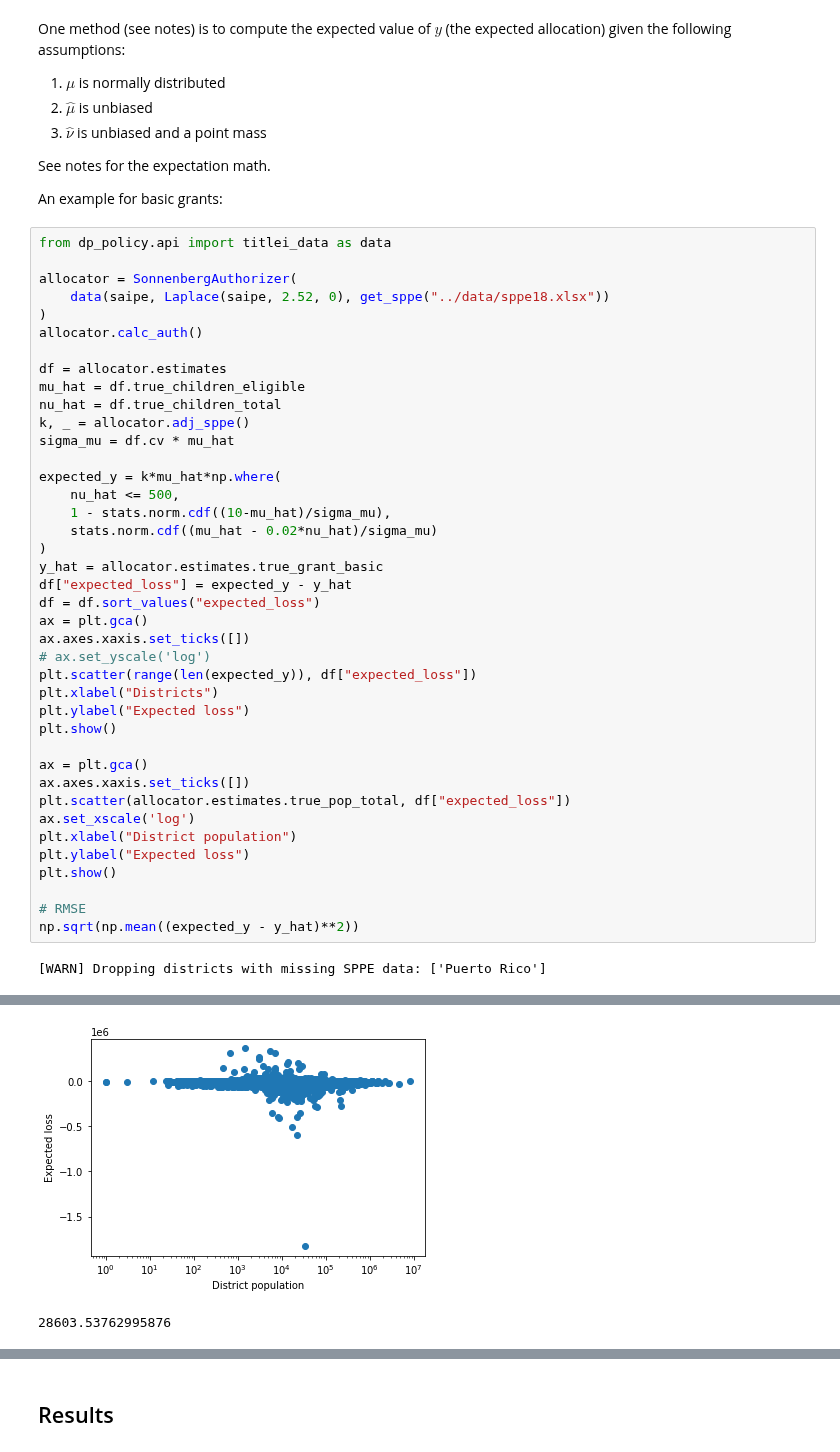
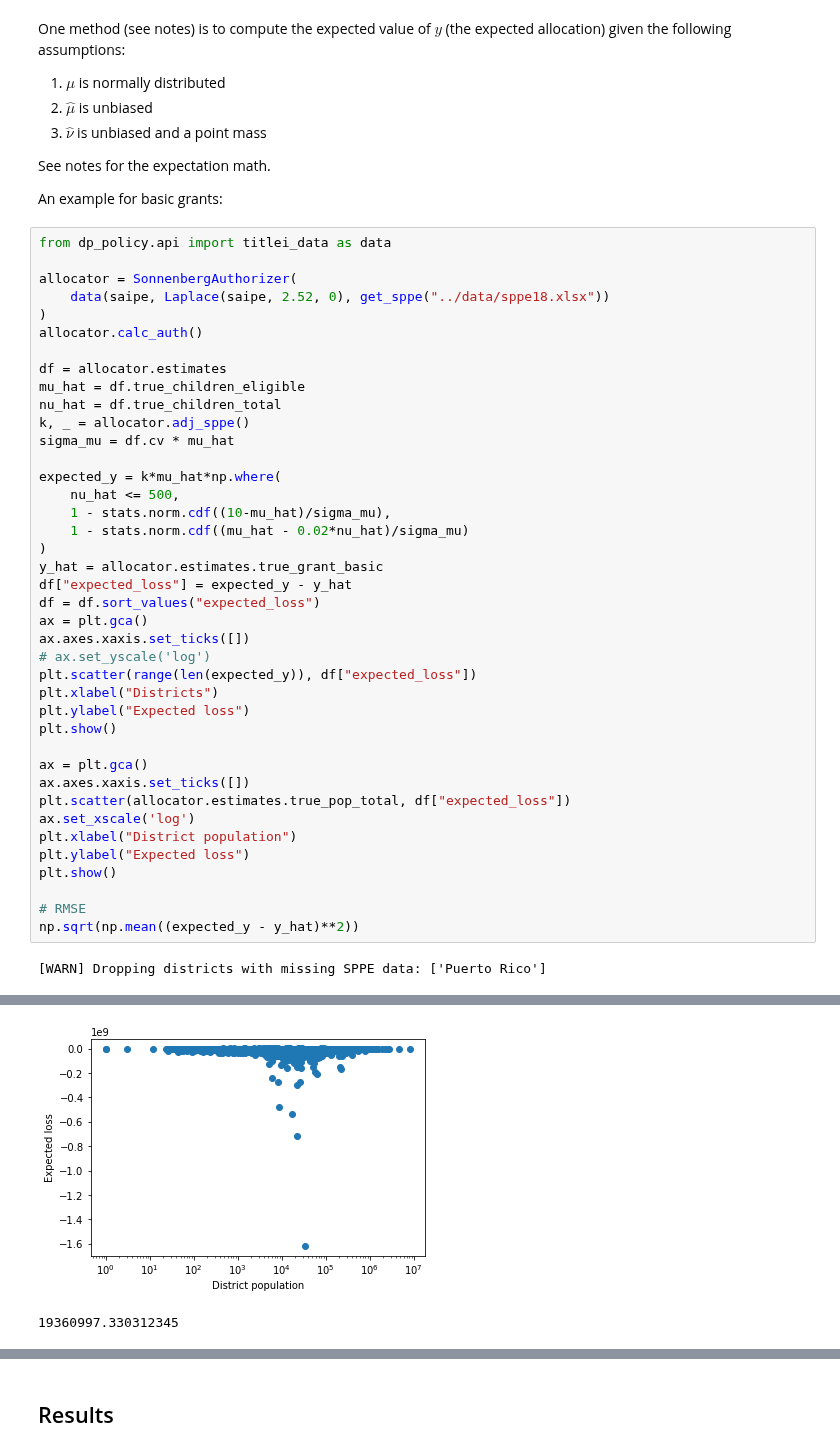
Before and after one commit to ryansteed/dp-policy, a Jupyter notebook: notebooks/titlei.ipynb, the cells around one changed output, grey strips where cells are left out. Cells and saved outputs as stored; diff of their text form.

```diff
--- a/notebooks/titlei.ipynb
+++ b/notebooks/titlei.ipynb
@@ -559,7 +561,7 @@ sigma_mu = df.cv * mu_hat
 expected_y = k*mu_hat*np.where(
     nu_hat <= 500,
     1 - stats.norm.cdf((10-mu_hat)/sigma_mu),
-    stats.norm.cdf((mu_hat - 0.02*nu_hat)/sigma_mu)
+    1 - stats.norm.cdf((mu_hat - 0.02*nu_hat)/sigma_mu)
 )
 y_hat = allocator.estimates.true_grant_basic
 df["expected_loss"] = expected_y - y_hat
@@ -588,5 +590,5 @@ np.sqrt(np.mean((expected_y - y_hat)**2))
-[figure, old version]
+[figure, new version]
-28603.53762995876
+19360997.330312345
 # %%
 df.tail()
 # %% [output]
```
Also changed, not shown: parts of 11 cells of this notebook, 1 other file.
